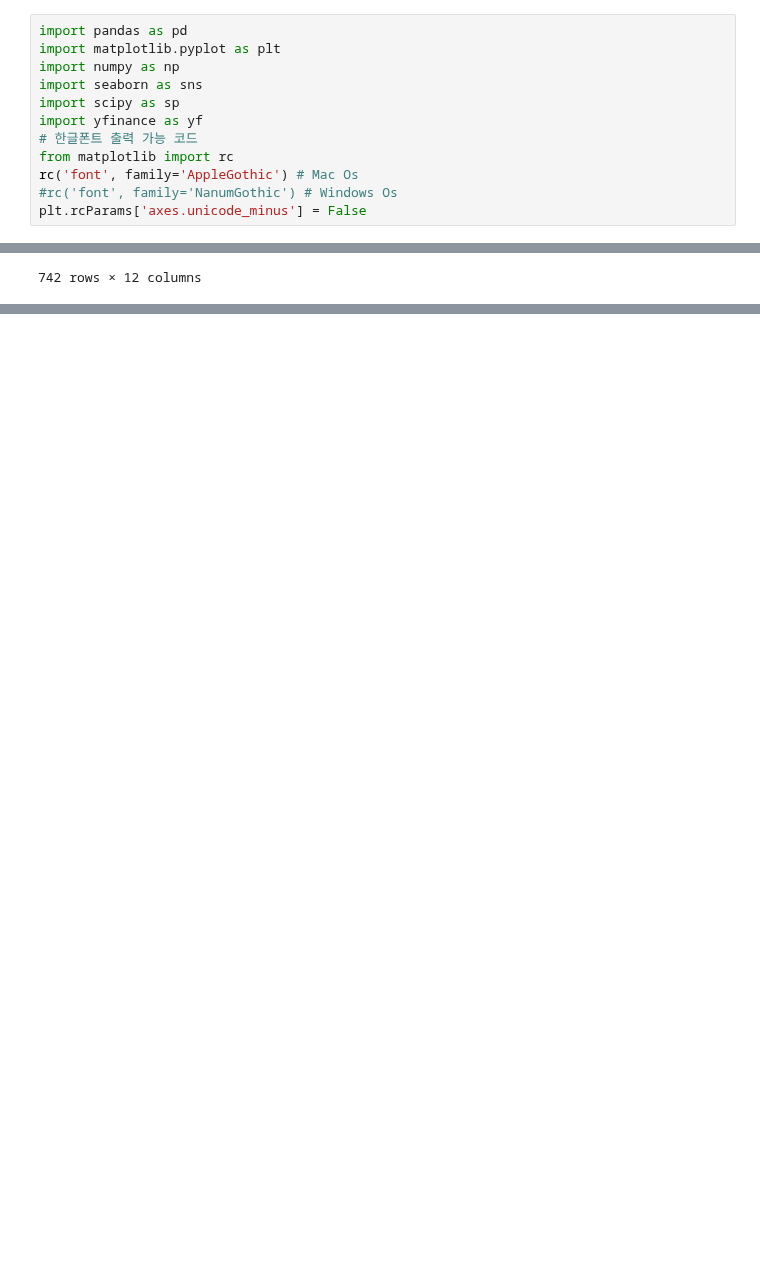
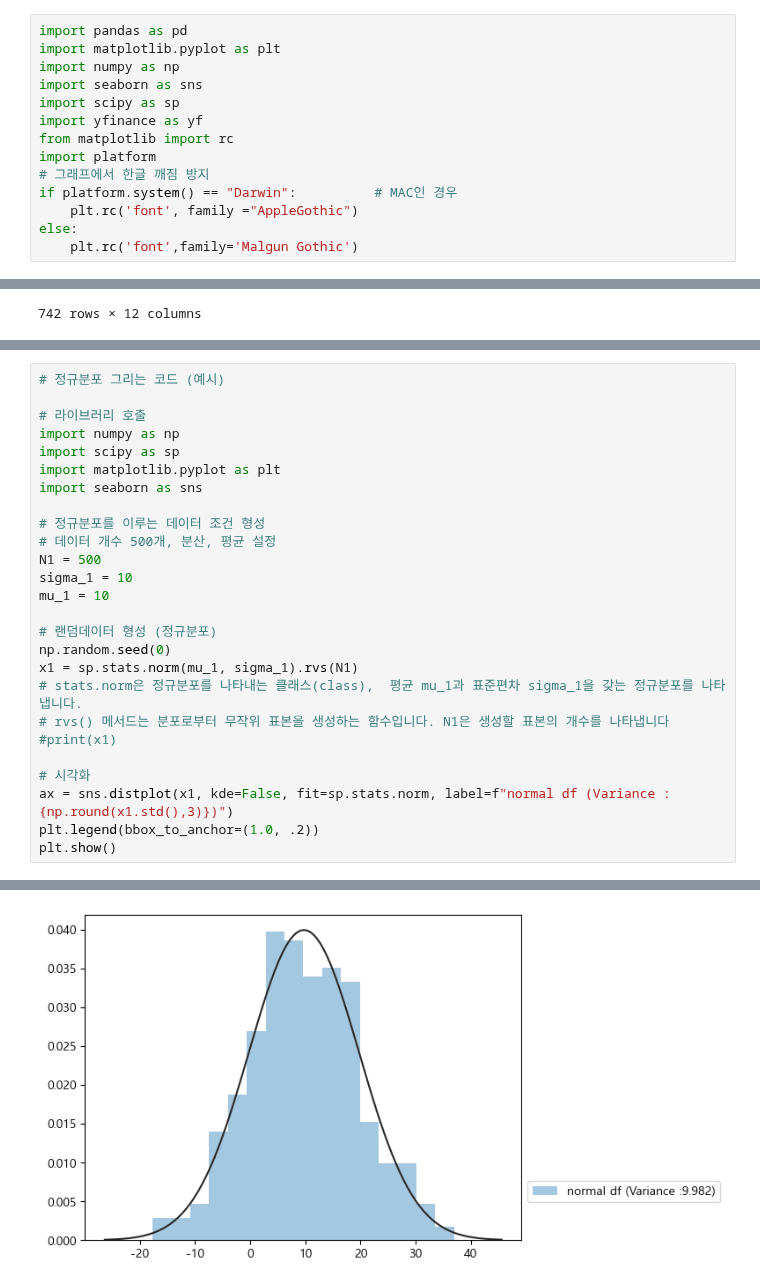
Before and after one commit to youngsang114/python-work, a Jupyter notebook: 공부공부/0419.ipynb, the cells around one changed output, grey strips where cells are left out. Cells and saved outputs as stored; diff of their text form; blank space fills up the shorter version.

```diff
--- a/공부공부/0419.ipynb
+++ b/공부공부/0419.ipynb
@@ -5,11 +5,13 @@ import numpy as np
 import seaborn as sns
 import scipy as sp
 import yfinance as yf
-# 한글폰트 출력 가능 코드
 from matplotlib import rc
-rc('font', family='AppleGothic') # Mac Os
-#rc('font', family='NanumGothic') # Windows Os
-plt.rcParams['axes.unicode_minus'] = False
+import platform
+# 그래프에서 한글 깨짐 방지
+if platform.system() == "Darwin":          # MAC인 경우
+    plt.rc('font', family ="AppleGothic")
+else:
+    plt.rc('font',family='Malgun Gothic')
 # %%
 # # 삼성전자, KOSPI 데이터 불러오기
 # stock_price = yf.download({'005930.KS','^KS11'}, '2022-01-01', '2022-01-21')
@@ -48,0 +55,27 @@ _pct.head(3)
+# %%
+# 정규분포 그리는 코드 (예시)
+
+# 라이브러리 호출
+import numpy as np
+import scipy as sp
+import matplotlib.pyplot as plt
+import seaborn as sns
+
+# 정규분포를 이루는 데이터 조건 형성
+# 데이터 개수 500개, 분산, 평균 설정
+N1 = 500
+sigma_1 = 10
+mu_1 = 10
+
+# 랜덤데이터 형성 (정규분포)
+np.random.seed(0)
+x1 = sp.stats.norm(mu_1, sigma_1).rvs(N1)
+# stats.norm은 정규분포를 나타내는 클래스(class),  평균 mu_1과 표준편차 sigma_1을 갖는 정규분포를 나타냅니다.
+# rvs() 메서드는 분포로부터 무작위 표본을 생성하는 함수입니다. N1은 생성할 표본의 개수를 나타냅니다
+#print(x1)
+
+# 시각화
+ax = sns.distplot(x1, kde=False, fit=sp.stats.norm, label=f"normal df (Variance :{np.round(x1.std(),3)})")
+plt.legend(bbox_to_anchor=(1.0, .2))
+plt.show()
+# %% [output]
@@ -48,0 +91 @@ _pct.head(3)
+[figure, added]
```
Also changed, not shown: parts of 13 cells of this notebook.
